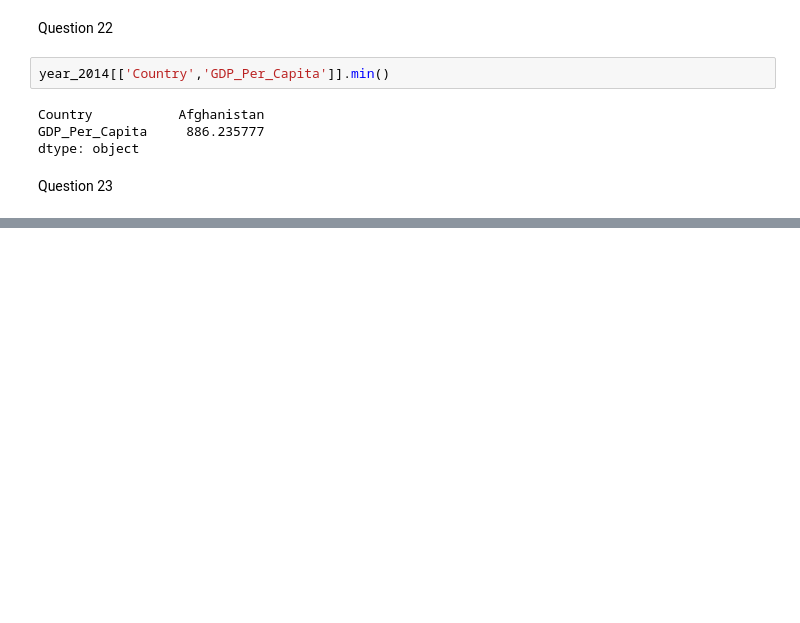
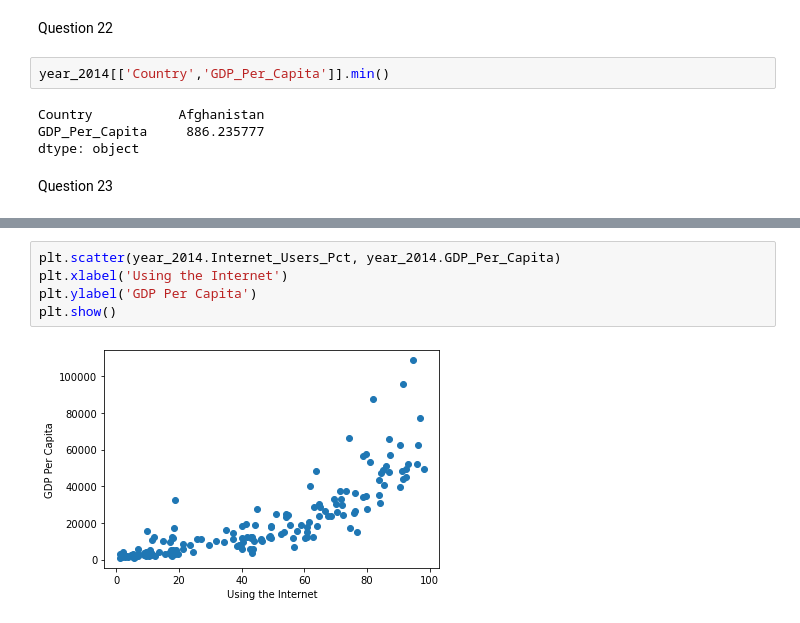
Before and after one commit to kmgarrett1/gdp-and-internet-usage, a Jupyter notebook: notebooks/GDP_Internet_Usage.ipynb, the cells around one changed output, grey strips where cells are left out. Cells and saved outputs as stored; diff of their text form; blank space fills up the shorter version.

```diff
--- a/notebooks/GDP_Internet_Usage.ipynb
+++ b/notebooks/GDP_Internet_Usage.ipynb
@@ -326,0 +340,7 @@ SyntaxError: EOL while scanning string literal (1122861460.py, line 1)
+# %%
+plt.scatter(year_2014.Internet_Users_Pct, year_2014.GDP_Per_Capita)
+plt.xlabel('Using the Internet')
+plt.ylabel('GDP Per Capita')
+plt.show()
+# %% [output]
+[figure, added]
```
Also changed, not shown: parts of 12 cells of this notebook.
